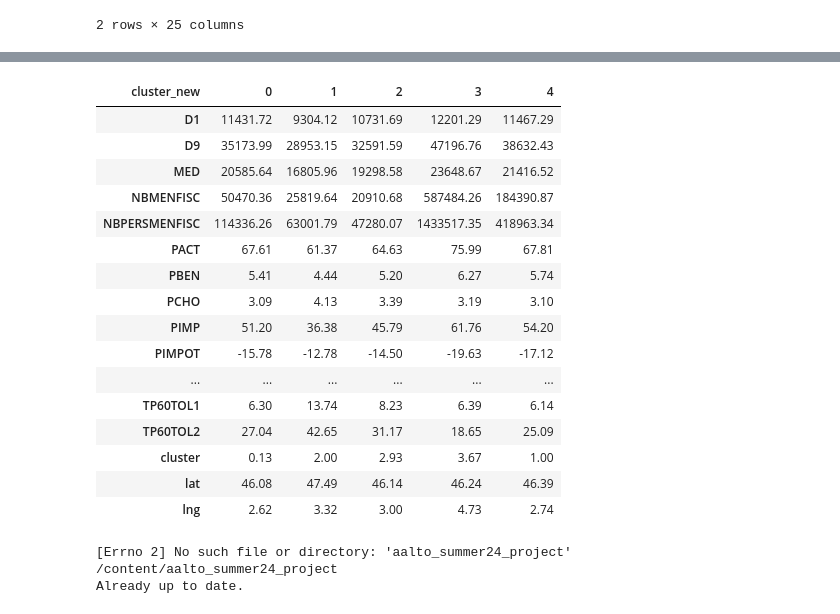
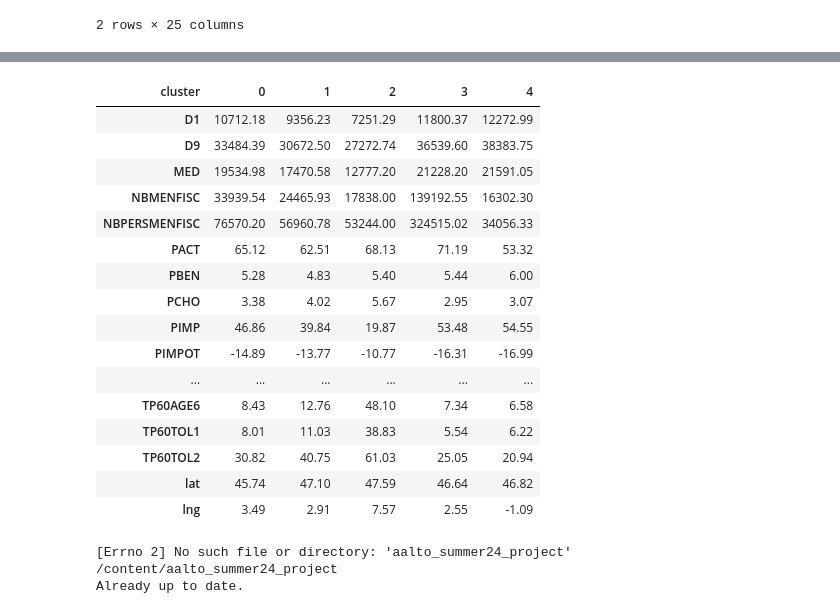
Before and after one commit to Alialtinel/aalto_summer24_project, a Jupyter notebook: notebooks/clustering_analysis.ipynb, the cells around one changed output, grey strips where cells are left out. Cells and saved outputs as stored; diff of their text form; code cells hidden in the pictures.

```diff
--- a/notebooks/clustering_analysis.ipynb
+++ b/notebooks/clustering_analysis.ipynb
@@ -54,6 +56,8 @@ Data columns (total 31 columns):
  30  lng            305 non-null    float64
 dtypes: float64(29), object(2)
 memory usage: 80.3+ KB
+# %%
+df.dropna(subset=['lat','lng'], inplace=True)
 # %%
 df.describe().round(2).T
 # %% [output]
@@ -91,6 +95,11 @@ X.head(2)
 2 rows × 25 columns
 # %%
 X = X.fillna(X.median())
+# %%
+from sklearn.preprocessing import StandardScaler
+
+scaler = StandardScaler()
+X_scaled = scaler.fit_transform(X)
 # %%
 from sklearn.cluster import KMeans
 
@@ -98,7 +107,7 @@ from sklearn.cluster import KMeans
 kmeans = KMeans(n_clusters=5, random_state=42)
 
 # Fit the model to your data
-kmeans.fit(X)
+kmeans.fit(X_scaled)
 
 # Get the cluster labels for each data point
 labels = kmeans.labels_
@@ -193,22 +140,0 @@ Silhouette Score after feature selection: 0.5031141536972836
-# %%
-df['cluster_new'] = labels_new
-
-# Create the map for the new clusters
-fig_new = px.scatter_geo(
-    df,
-    lat='lat',
-    lon='lng',
-    size='TP60',
-    color='cluster_new',  # Color points by the new cluster labels
-    hover_name='LIBGEO',
-    projection="natural earth",
-    scope='europe'
-)
-fig_new.update_geos(
-    lataxis_range=[41, 51],
-    lonaxis_range=[-5, 9]
-)
-fig_new.update_layout(
-    title='Clusters on Map (After Feature Selection)'
-)
-fig_new.show()
@@ -217,32 +141,30 @@ fig_new.show()
 # %%
-# prompt: group by clusters and do not include non numerical columns
-
 # Select numerical columns and the 'cluster' column
 numerical_cols = df.select_dtypes(include=['number']).columns
-df_numerical = df[numerical_cols.union(['cluster_new'])]
+df_numerical = df[numerical_cols.union(['cluster'])]
 
 # Group by clusters and calculate mean for each numerical column
-cluster_means = df_numerical.groupby('cluster_new').mean()
+cluster_means = df_numerical.groupby('cluster').mean()
 
 cluster_means.T.round(2)
 # %% [output]
-| cluster_new | 0 | 1 | 2 | 3 | 4 |
-| D1 | 11431.72 | 9304.12 | 10731.69 | 12201.29 | 11467.29 |
-| D9 | 35173.99 | 28953.15 | 32591.59 | 47196.76 | 38632.43 |
-| MED | 20585.64 | 16805.96 | 19298.58 | 23648.67 | 21416.52 |
-| NBMENFISC | 50470.36 | 25819.64 | 20910.68 | 587484.26 | 184390.87 |
-| NBPERSMENFISC | 114336.26 | 63001.79 | 47280.07 | 1433517.35 | 418963.34 |
-| PACT | 67.61 | 61.37 | 64.63 | 75.99 | 67.81 |
-| PBEN | 5.41 | 4.44 | 5.20 | 6.27 | 5.74 |
-| PCHO | 3.09 | 4.13 | 3.39 | 3.19 | 3.10 |
-| PIMP | 51.20 | 36.38 | 45.79 | 61.76 | 54.20 |
-| PIMPOT | -15.78 | -12.78 | -14.50 | -19.63 | -17.12 |
+| cluster | 0 | 1 | 2 | 3 | 4 |
+| D1 | 10712.18 | 9356.23 | 7251.29 | 11800.37 | 12272.99 |
+| D9 | 33484.39 | 30672.50 | 27272.74 | 36539.60 | 38383.75 |
+| MED | 19534.98 | 17470.58 | 12777.20 | 21228.20 | 21591.05 |
+| NBMENFISC | 33939.54 | 24465.93 | 17838.00 | 139192.55 | 16302.30 |
+| NBPERSMENFISC | 76570.20 | 56960.78 | 53244.00 | 324515.02 | 34056.33 |
+| PACT | 65.12 | 62.51 | 68.13 | 71.19 | 53.32 |
+| PBEN | 5.28 | 4.83 | 5.40 | 5.44 | 6.00 |
+| PCHO | 3.38 | 4.02 | 5.67 | 2.95 | 3.07 |
+| PIMP | 46.86 | 39.84 | 19.87 | 53.48 | 54.55 |
+| PIMPOT | -14.89 | -13.77 | -10.77 | -16.31 | -16.99 |
 | ... | ... | ... | ... | ... | ... |
-| TP60TOL1 | 6.30 | 13.74 | 8.23 | 6.39 | 6.14 |
-| TP60TOL2 | 27.04 | 42.65 | 31.17 | 18.65 | 25.09 |
-| cluster | 0.13 | 2.00 | 2.93 | 3.67 | 1.00 |
-| lat | 46.08 | 47.49 | 46.14 | 46.24 | 46.39 |
-| lng | 2.62 | 3.32 | 3.00 | 4.73 | 2.74 |
+| TP60AGE6 | 8.43 | 12.76 | 48.10 | 7.34 | 6.58 |
+| TP60TOL1 | 8.01 | 11.03 | 38.83 | 5.54 | 6.22 |
+| TP60TOL2 | 30.82 | 40.75 | 61.03 | 25.05 | 20.94 |
+| lat | 45.74 | 47.10 | 47.59 | 46.64 | 46.82 |
+| lng | 3.49 | 2.91 | 7.57 | 2.55 | -1.09 |
 # %%
 %cd aalto_summer24_project
 
```
Also changed, not shown: parts of 6 cells of this notebook.
